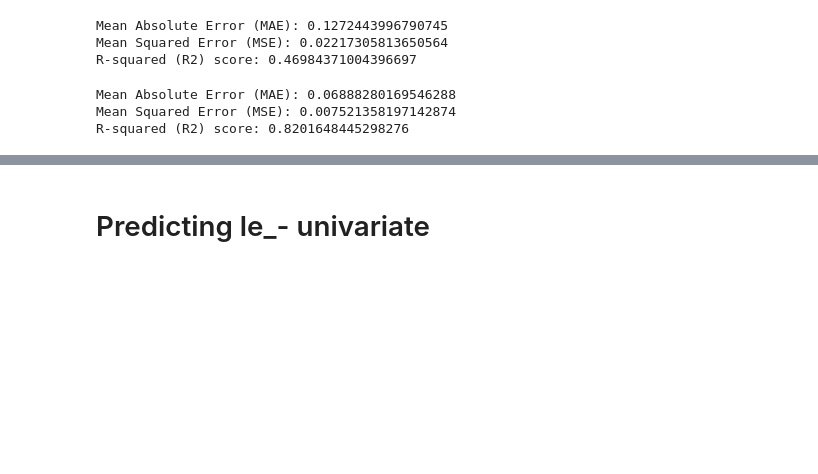
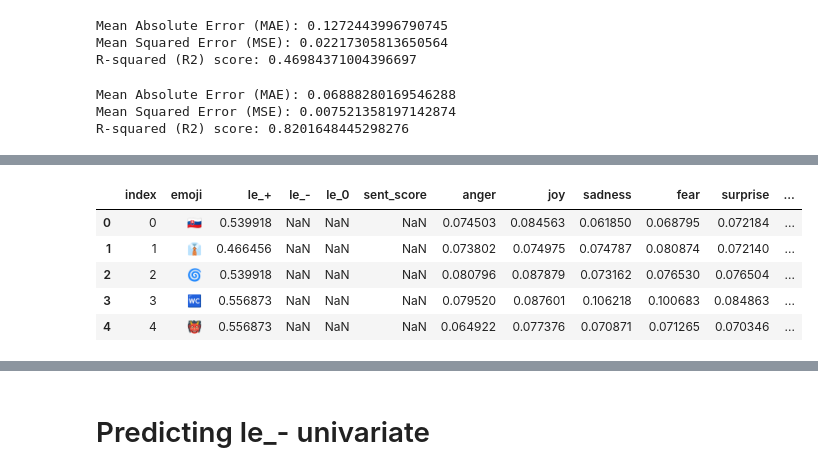
Before and after one commit to sba22224/Capstone_SBA22224, a Jupyter notebook: Code_Notebooks/Dimensional theory prediction optimisation.ipynb, the cells around one changed output, grey strips where cells are left out. Saved outputs shown, nothing was run; the diff lists cells and outputs as text; code cells hidden in the pictures; blank space fills up the shorter version.

```diff
--- a/Code_Notebooks/Dimensional theory prediction optimisation.ipynb
+++ b/Code_Notebooks/Dimensional theory prediction optimisation.ipynb
@@ -1013,0 +1437,19 @@ R-squared (R2) score: 0.8134007511478099
+# %%
+#Train the best model again
+
+#Define hypermarams
+best_hyperparameters = {'colsample_bytree': 0.8, 'learning_rate': 0.01, 'max_depth': 5, 'n_estimators': 150,
+                        'subsample': 1.0}
+
+#Train the model
+model = XGBRegressor(**best_hyperparameters)
+model.fit(X_train, Y_train)
+
+#Test the model
+y_pred = model.predict(X_test)
+
+mae_score = mae(Y_test, y_pred)
+mse_score = mse(Y_test, y_pred)
+r2 = r2_score(Y_test, y_pred)
+
+print(mae_score, mse_score, r2)
@@ -1013,0 +1458,23 @@ R-squared (R2) score: 0.8134007511478099
+# %%
+#Make predictions for each item using the relevant models to be fed into the meta model
+lr_pred = lr_model1.predict(df_final_dim[['anger', 'disgust', 'fear', 'joy', 'sadness', 'trust']])
+sv_pred = sv_model1.predict(df_final_dim[['anger', 'disgust', 'fear', 'joy', 'sadness', 'trust']])
+gaus_pred = gaus_model1.predict(df_final_dim[['anger', 'disgust', 'fear', 'joy', 'sadness', 'trust']])
+# %%
+#Stack predictions
+stacked_predictions = np.column_stack((lr_pred, sv_pred, gaus_pred))
+
+final_pred = model.predict(stacked_predictions)
+
+#Fill in missing values with predictions
+for index, row in df_final_dim.iterrows():
+    if pd.isnull(row['le_+']):
+        x_values = stacked_predictions[index]
+        if np.any(np.isnan(x_values)):
+            continue
+        else:
+            predicted_value = final_pred[index]
+            df_final_dim.loc[index, 'le_+'] = predicted_value
+
+#Check transformation
+df_final_dim.isnull().sum()
@@ -1013,0 +1499,10 @@ R-squared (R2) score: 0.8134007511478099
+# %%
+#Visualise df
+df_final_dim.head()
+# %% [output]
+|  | index | emoji | le_+ | le_- | le_0 | sent_score | anger | joy | sadness | fear | surprise | ... |
+| 0 | 0 | 🇸🇰 | 0.539918 | NaN | NaN | NaN | 0.074503 | 0.084563 | 0.061850 | 0.068795 | 0.072184 | ... |
+| 1 | 1 | 👔 | 0.466456 | NaN | NaN | NaN | 0.073802 | 0.074975 | 0.074787 | 0.080874 | 0.072140 | ... |
+| 2 | 2 | 🌀 | 0.539918 | NaN | NaN | NaN | 0.080796 | 0.087879 | 0.073162 | 0.076530 | 0.076504 | ... |
+| 3 | 3 | 🚾 | 0.556873 | NaN | NaN | NaN | 0.079520 | 0.087601 | 0.106218 | 0.100683 | 0.084863 | ... |
+| 4 | 4 | 👹 | 0.556873 | NaN | NaN | NaN | 0.064922 | 0.077376 | 0.070871 | 0.071265 | 0.070346 | ... |
```
Also changed, not shown: parts of 61 cells of this notebook.
